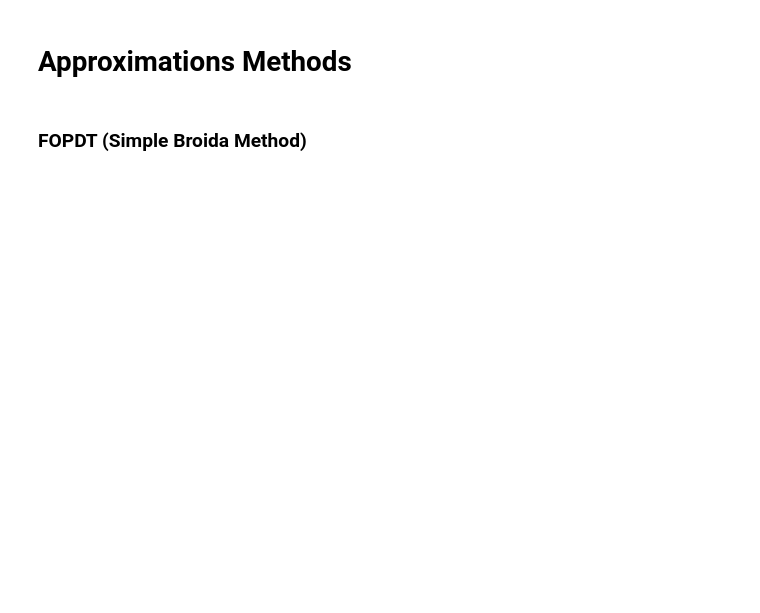
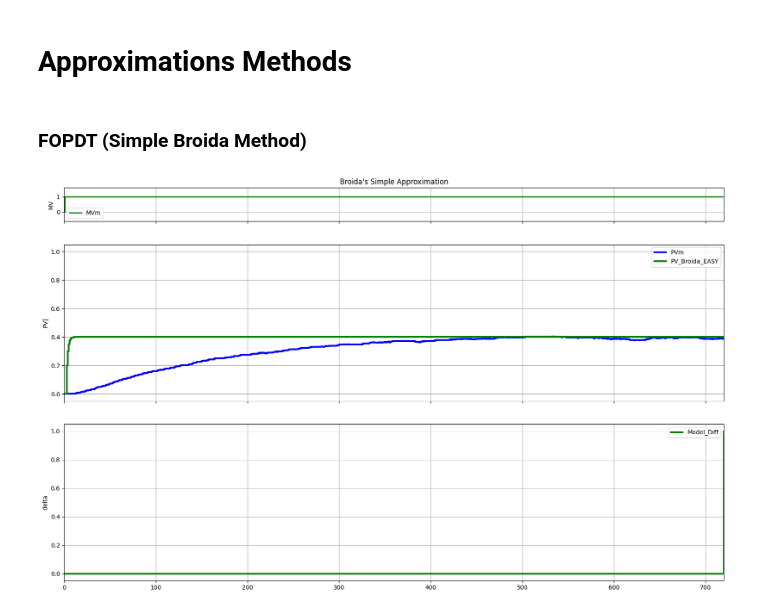
Before and after one commit to Muten-Roshi-Sama/TCLab_PID_Controller_FeedForward, a Jupyter notebook: Visualization_Code/My_Simulation_OLP.ipynb, the cells around one changed output. Cells and saved outputs as stored; diff of their text form; code cells hidden in the pictures; blank space fills up the shorter version.

Commit message:
Broida 1&2, VanDerGrinten models made but incorrect values...

```diff
--- a/Visualization_Code/My_Simulation_OLP.ipynb
+++ b/Visualization_Code/My_Simulation_OLP.ipynb
@@ -26,23 +25,15 @@ from package_DBR import *
 # %% [markdown]
 # Load Data
 # %%
-nameFile = "Cleaned_data_Open_loop_experiment_on_MV_2024-03-11-09h21"
+nameFile = "Cleaned_data_Open_loop_experiment_on_MV_2024-03-11-09h21.txt"
 # nameFile = "Cleaned_data_Open_loop_experiment_on_DV_2024-03-27-17h23"
 # titleName = nameFile.split('.')[0]
 
-currentPath = os.getcwd()
-# print(currentPath)
-parentPath = os.path.dirname(currentPath)
-print(parentPath)
+dataFilePath = "../Data/" + nameFile
+print(os.path.abspath('../Data/'))
+print(os.path.abspath(dataFilePath))
 
-# dataFilePath = os.path.join(parentPath, '/Data', nameFile)
-dataFilePath = parentPath + 'Data/' + nameFile
-print(dataFilePath)
 data = pd.read_csv(dataFilePath)
-
-
-
-
 
 
 if "MV" in nameFile :
@@ -71,6 +60,7 @@ T2 = 17.23
 theta = 5.12
 
 Ts = 1  # Value Imposed
+TSim = len(MVm)
 
 # ???
 a = 0.2
@@ -80,16 +70,16 @@ T_u = 2
 ### FOPDT (Simple Broida Method)
 # %%
 # T = T_g and theta = T_u
-Kp_Broida1 = Kp
-T_Broida1 = T_g
-theta_Broida1 = T_u
+Kp_Broida_EASY = Kp
+T_Broida_EASY = T_g
+theta_Broida_EASY = T_u
 
 #FOPDT(MV,Kp,T,theta,Ts,MVInit=0,PVInit=0,method='EBD'):
-PV_Broida1 = FOPDT(MV=MVm, Kp, T=T_g, theta=T_u, Ts, PVInit=0, 'EBD')
+PV_Broida_EASY = FOPDT(MV=MVm, Kp=Kp_Broida_EASY, T=T_Broida_EASY, theta=theta_Broida_EASY, Ts=Ts, PVInit=0, method='EBD')
 
 
 #============PLOT===========================
-fig, (ax1, ax2, ax3) = plt.subplots(nrows=3,ncols=1, sharex='col', gridspec_kw={'height_ratios': [1.5, 7, 7, 1.5]})
+fig, (ax1, ax2, ax3) = plt.subplots(nrows=3,ncols=1, sharex='col', gridspec_kw={'height_ratios': [1.5, 7, 7]})
 fig.set_figheight(12)
 fig.set_figwidth(20)
 
@@ -99,39 +89,41 @@ ax1.set_title("Broida's Simple Approximation")
 limSup = 1.5
 limInf = -0.5
 l1, = ax1.step([0,TSim], [limInf,limSup], 'green',linewidth=2, label='MVm', where="post")
-ax1.set_ylabel('Man')
+ax1.set_ylabel('MV')
 ax1.legend (loc='best')
 
 #----PV
 limSup = 1
 limInf = 0
 l2, = ax2.step([0, TSim], [limInf,limSup], 'blue', linewidth=3, label='PVm', where='post')
-l3, = ax2.step([0, TSim], [limInf,limSup], 'green', linewidth=3, label='PV_Broida1', where='post')
-ax2.set_ylabel('MV [%]')
+l3, = ax2.step([0, TSim], [limInf,limSup], 'green', linewidth=3, label='PV_Broida_EASY', where='post')
+ax2.set_ylabel('PV]')
 ax2.legend (loc='best')
 
 #---Model_Diff
 limSup = 1
 limInf = 0
 l4, = ax3.step([0, TSim], [limInf,limSup], 'green', linewidth=3, label='Model_Diff', where='post')
-ax3.set_ylabel('Value of PV')
+ax3.set_ylabel('delta')
 ax3.legend (loc='best')
 
 
 #-----Set Data-----
 l1.set_data(tm, MVm)
 
 l2.set_data(tm,PVm)
-l3.set_data(tm, PV_Broida1)
+l3.set_data(tm, PV_Broida_EASY)
 
-l4.set_data(t,MVI)
+# l4.set_data(tm,MVI)
 
 
-tMax = len(t)
+tMax = len(tm)
 ax1.set_xlim(0, tMax)
 ax2.set_xlim(0, tMax)
 ax3.set_xlim(0, tMax)
 
 ax1.grid()
 ax2.grid()
 ax3.grid()
+# %% [output]
+[figure, added]
```
Also changed, not shown: parts of 6 cells of this notebook.
